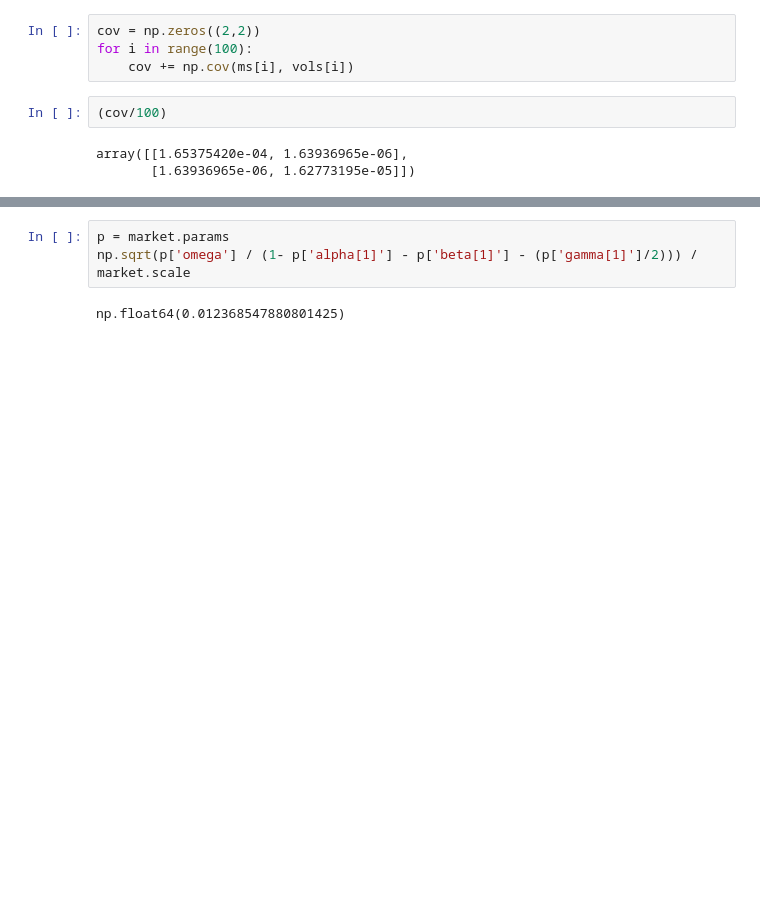
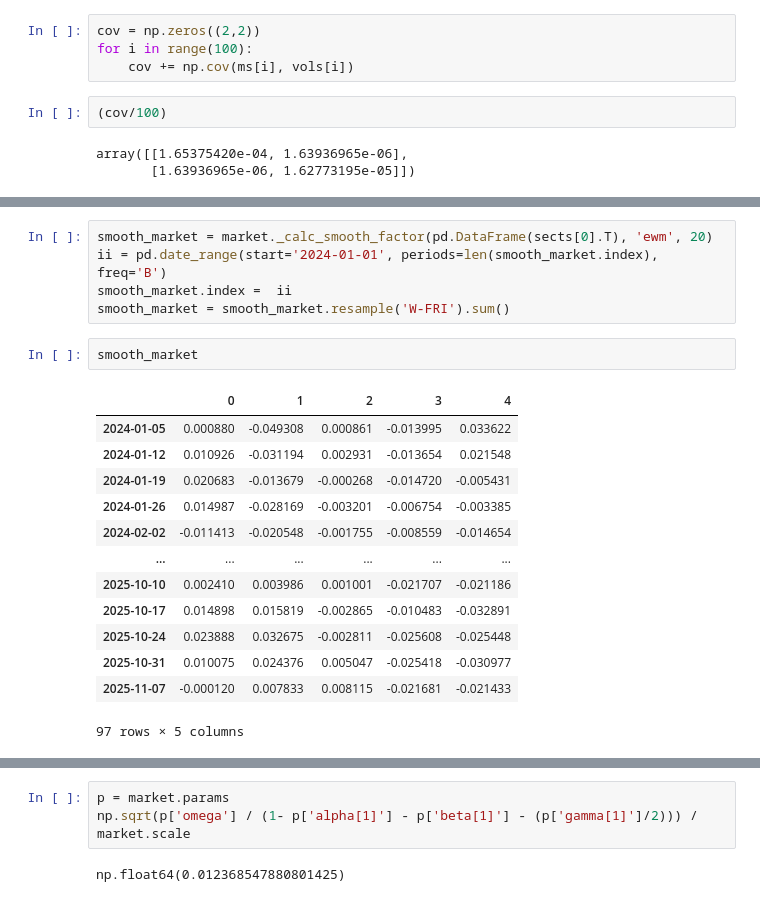
Before and after one commit to V4laky/PortfolioMPC, a Jupyter notebook: notebooks/MarketSim_tests.ipynb, the cells around one changed output, grey strips where cells are left out. Drawn from its saved outputs; the diff is of its cells as text; blank space fills up the shorter version.

```diff
--- a/notebooks/MarketSim_tests.ipynb
+++ b/notebooks/MarketSim_tests.ipynb
@@ -295,0 +304,21 @@ np.exp(ms.mean()).cumprod().plot(legend=False)
+# %%
+smooth_market = market._calc_smooth_factor(pd.DataFrame(sects[0].T), 'ewm', 20)
+ii = pd.date_range(start='2024-01-01', periods=len(smooth_market.index), freq='B')
+smooth_market.index =  ii
+smooth_market = smooth_market.resample('W-FRI').sum()
+# %%
+smooth_market
+# %% [output]
+|  | 0 | 1 | 2 | 3 | 4 |
+| 2024-01-05 | 0.000880 | -0.049308 | 0.000861 | -0.013995 | 0.033622 |
+| 2024-01-12 | 0.010926 | -0.031194 | 0.002931 | -0.013654 | 0.021548 |
+| 2024-01-19 | 0.020683 | -0.013679 | -0.000268 | -0.014720 | -0.005431 |
+| 2024-01-26 | 0.014987 | -0.028169 | -0.003201 | -0.006754 | -0.003385 |
+| 2024-02-02 | -0.011413 | -0.020548 | -0.001755 | -0.008559 | -0.014654 |
+| ... | ... | ... | ... | ... | ... |
+| 2025-10-10 | 0.002410 | 0.003986 | 0.001001 | -0.021707 | -0.021186 |
+| 2025-10-17 | 0.014898 | 0.015819 | -0.002865 | -0.010483 | -0.032891 |
+| 2025-10-24 | 0.023888 | 0.032675 | -0.002811 | -0.025608 | -0.025448 |
+| 2025-10-31 | 0.010075 | 0.024376 | 0.005047 | -0.025418 | -0.030977 |
+| 2025-11-07 | -0.000120 | 0.007833 | 0.008115 | -0.021681 | -0.021433 |
+97 rows × 5 columns
```
Also changed, not shown: parts of 12 cells of this notebook, 5 other files.
